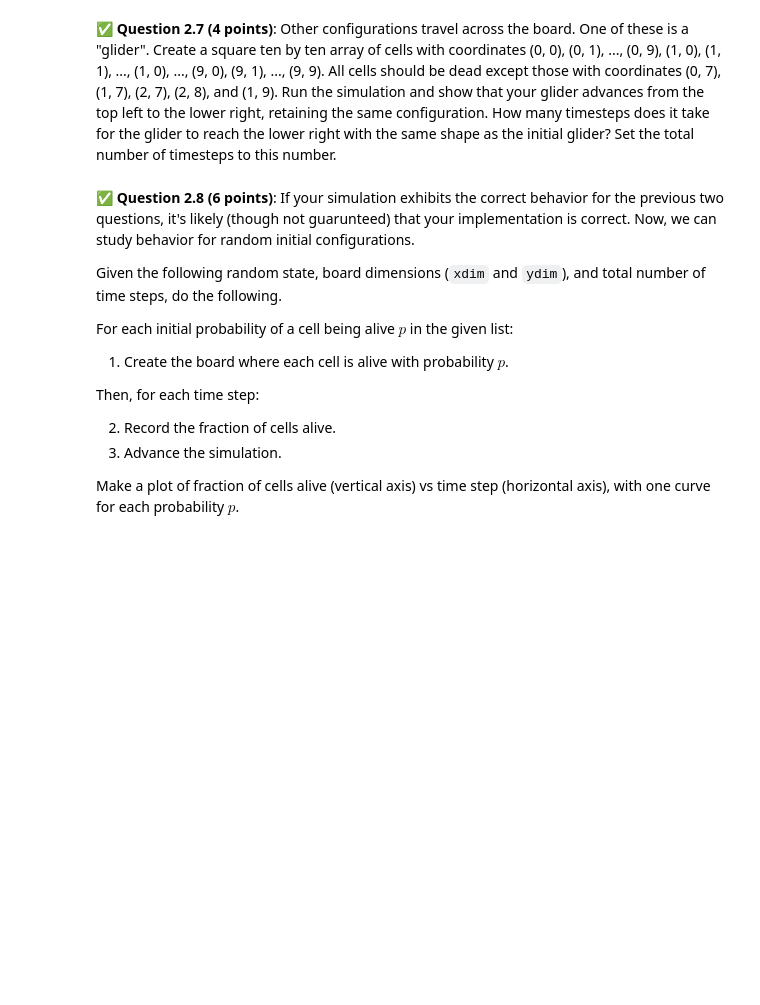
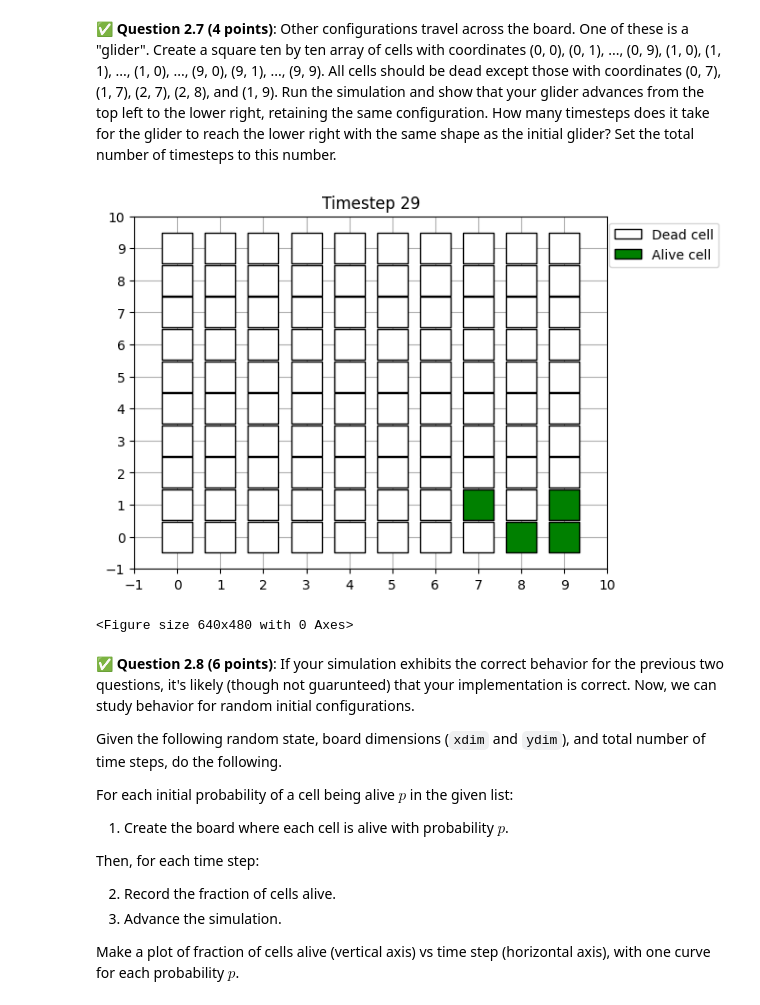
Before and after one commit to ryanc2525/CMSE202-f25-turnin, a Jupyter notebook: hw-02/HW-02_ABMandGraphTheory-RyanCampbell.ipynb, the cells around one changed output. Drawn from its saved outputs; the diff is of its cells as text; code cells hidden in the pictures; blank space fills up the shorter version.

```diff
--- a/hw-02/HW-02_ABMandGraphTheory-RyanCampbell.ipynb
+++ b/hw-02/HW-02_ABMandGraphTheory-RyanCampbell.ipynb
@@ -342,3 +402,31 @@ for t in range(32 + 1):
+# %%
+# Your code here.
+cells = []
+for x in range(10):
+    for y in range(10):
+        cells.append(Cell(x, y, alive=False))
+
+glider_coords = [(0, 7), (1, 7), (2, 7), (2, 8), (1, 9)]
+for cell in cells:
+    if (cell.x, cell.y) in glider_coords:
+        cell.live()
+
+board = Board(cells)
+
+fig, ax = plt.subplots()
+timesteps = 30
+
+for t in range(timesteps):
+    plt.title(f"Timestep {t}")
+    board.show(xlim=(-1, 10), ylim=(-1, 10))
+    clear_output(wait=True)
+    display(fig)
+    fig.clear()
+    board.run()
+    time.sleep(0.2)
+# %% [output]
+[figure, added]
+<Figure size 640x480 with 0 Axes>
 # %% [markdown]
 &#9989; **Question 2.8 (6 points)**: If your simulation exhibits the correct behavior for the previous two questions, it's likely (though not guarunteed) that your implementation is correct. Now, we can study behavior for random initial configurations.
 
```
Also changed, not shown: parts of 15 cells of this notebook.
